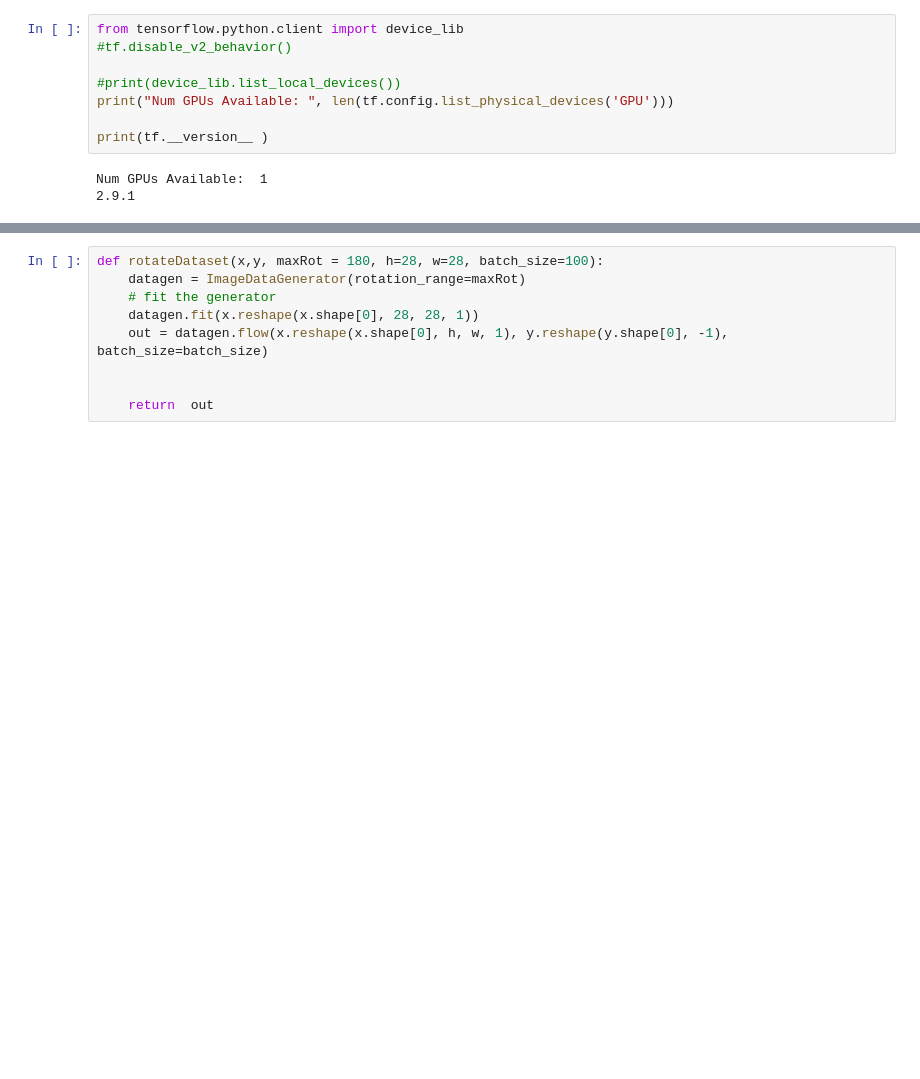
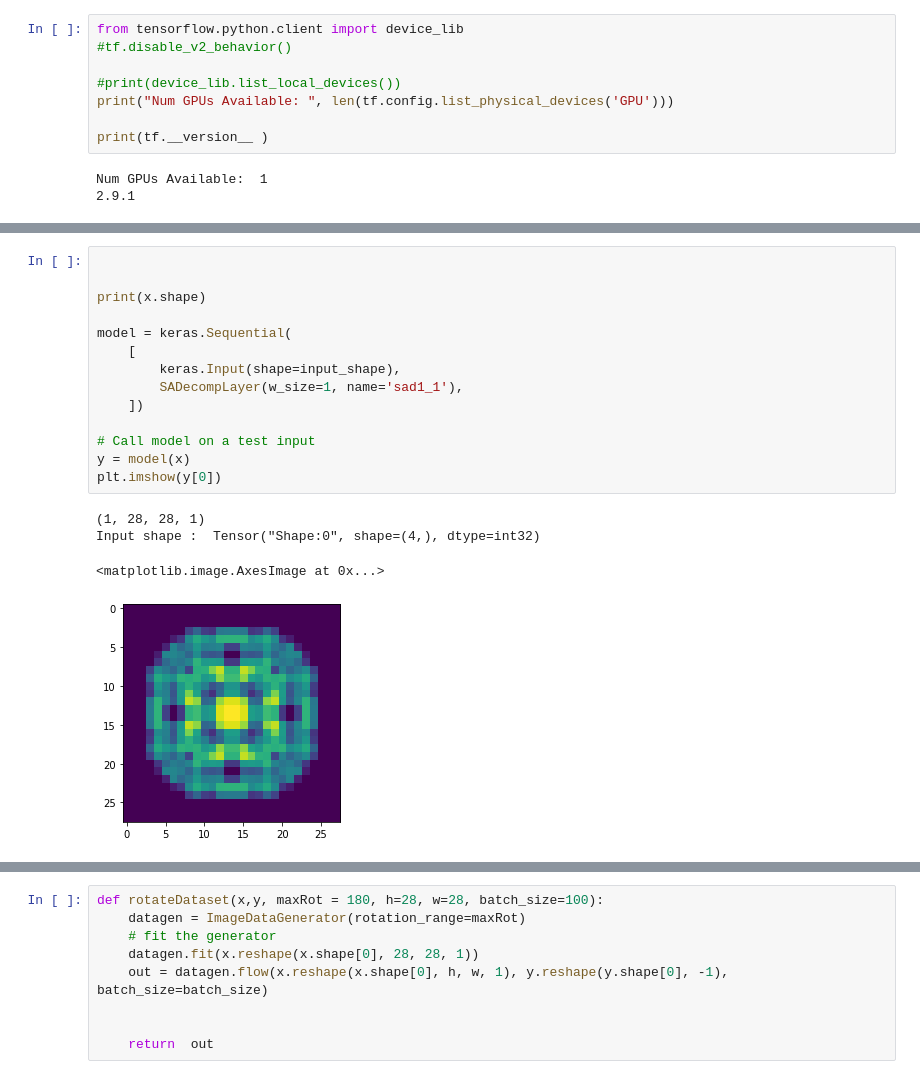
Before and after one commit to liamaltarac/SYS809_Feature_Matching, a Jupyter notebook: models/mnist_cnn_test.ipynb, the cells around one changed output, grey strips where cells are left out. Cells and saved outputs as stored; diff of their text form; blank space fills up the shorter version.

```diff
--- a/models/mnist_cnn_test.ipynb
+++ b/models/mnist_cnn_test.ipynb
@@ -32,3 +38,22 @@ input_shape = (28, 28, 1)
+# %%
+
+
+print(x.shape)
+
+model = keras.Sequential(
+    [
+        keras.Input(shape=input_shape),
+        SADecompLayer(w_size=1, name='sad1_1'),
+    ])
+
+# Call model on a test input
+y = model(x)
+plt.imshow(y[0])
+# %% [output]
+(1, 28, 28, 1)
+Input shape :  Tensor("Shape:0", shape=(4,), dtype=int32)
+<matplotlib.image.AxesImage at 0x...>
+[figure, added]
 # %%
 # specify the maximum rotation_range angle
 rotation_range_val = 180
```
Also changed, not shown: parts of 6 cells of this notebook, 1 other file.
